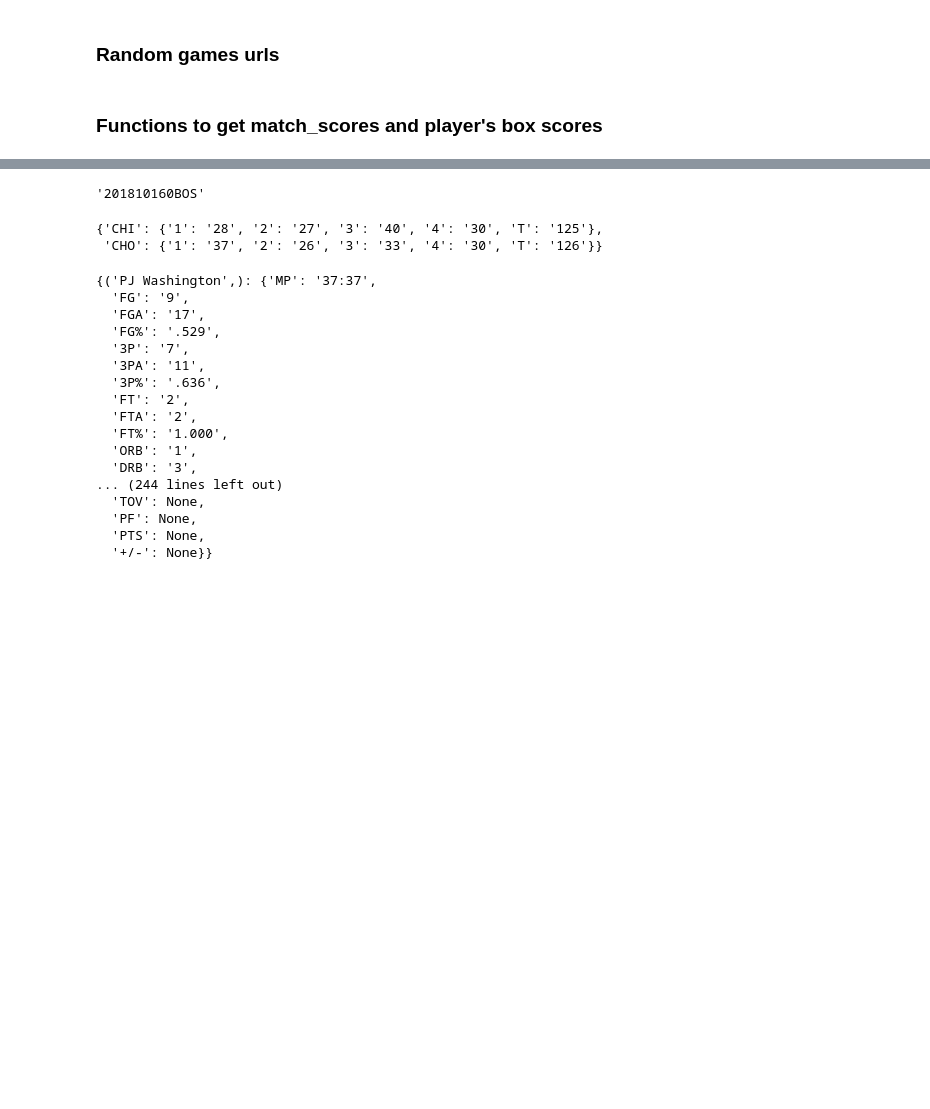
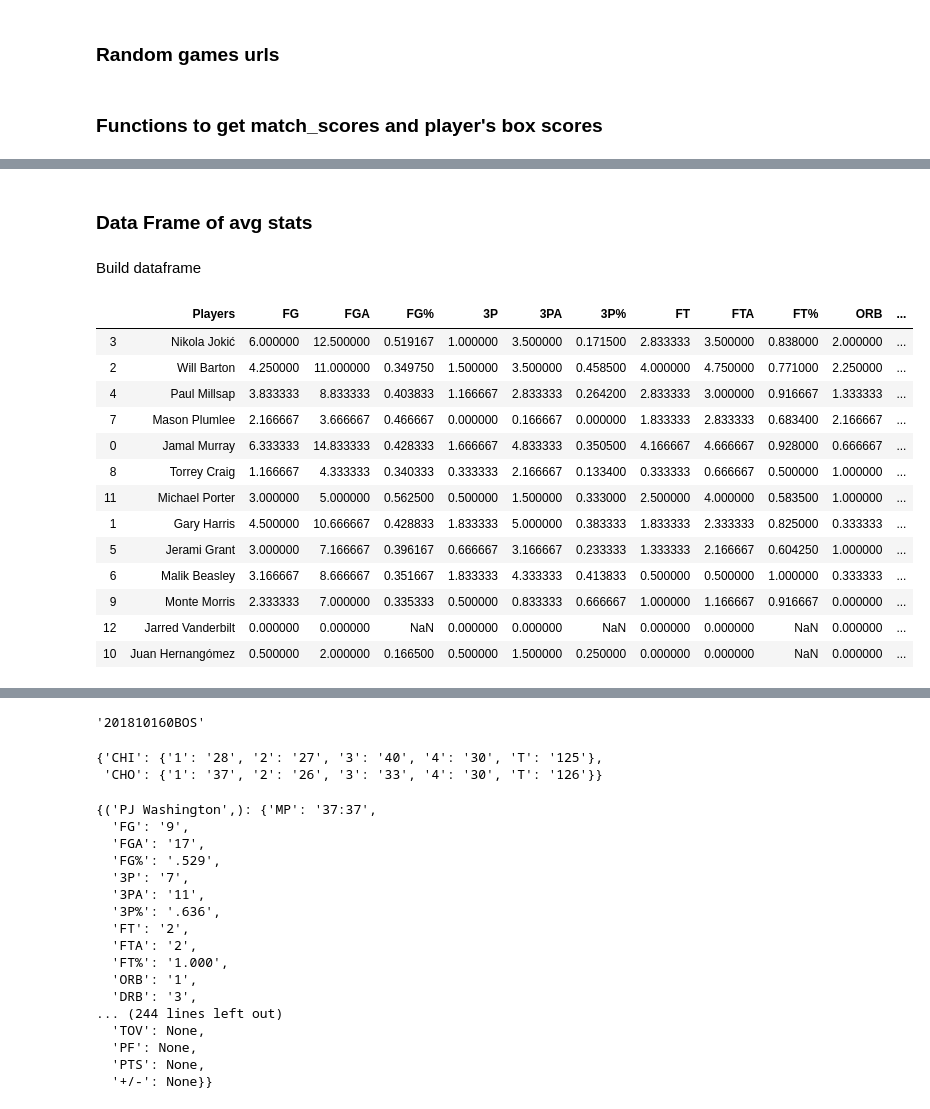
Before and after one commit to ppfreitas/datawarehousing, a Jupyter notebook: BB_Reference_scrape.ipynb, the cells around one changed output, grey strips where cells are left out. Saved outputs shown, nothing was run; the diff lists cells and outputs as text; code cells hidden in the pictures; blank space fills up the shorter version.

```diff
--- a/BB_Reference_scrape.ipynb
+++ b/BB_Reference_scrape.ipynb
@@ -58,6 +66,18 @@ html = urlopen(url)
 soup1 = BeautifulSoup(html)
 # %% [markdown]
 ### Functions to get match_scores and player's box scores
+# %%
+def player_avg_stat(player, stat):
+    player = str(player)
+    stat = str(stat)
+    cursor = db.games.find({"teamA_stats."+player:{"$exists":True}},{"teamA_stats."+player+"."+stat:1,"_id":False})
+    value = [doc['teamA_stats'][player][stat] for doc in cursor]
+    cursor1 = db.games.find({"teamH_stats."+player:{"$exists":True}},{"teamH_stats."+player+"."+stat:1,"_id":False})
+    value1 = [doc['teamH_stats'][player][stat] for doc in cursor1]
+    values = value + value1
+    num_values = [float(num) for num in values if num is not None]
+    stat_mean = np.array(num_values).mean()
+    return player, stat, stat_mean
 # %%
 def get_players_score(team):
     id_str = "box-"+str(team)+"-game-basic"
@@ -132,0 +155,49 @@ Bismack Biyombo         None  None  None  None
+# %% [markdown]
+### Data Frame of avg stats
+# %%
+def player_avg_stat(player, stat):
+    player = str(player)
+    stat = str(stat)
+    cursor = db.games.find({"teamA_stats."+player:{"$exists":True}},{"teamA_stats."+player+"."+stat:1,"_id":False})
+    value = [doc['teamA_stats'][player][stat] for doc in cursor]
+    cursor1 = db.games.find({"teamH_stats."+player:{"$exists":True}},{"teamH_stats."+player+"."+stat:1,"_id":False})
+    value1 = [doc['teamH_stats'][player][stat] for doc in cursor1]
+    values = value + value1
+    num_values = [float(num) for num in values if (num is not None) and (num is not '')]
+    stat_mean = np.array(num_values).mean()
+    return player, stat, stat_mean
+# %% [markdown]
+Build dataframe
+# %%
+def get_avgs_dataframe():
+    stats = ['FG','FGA','FG%','3P','3PA','3P%','FT','FTA','FT%','ORB','DRB','TRB','AST','STL','BLK','TOV','PF','PTS','+/-']
+    names = list(total_players['players'])
+    store = []
+    final_list = []
+    avg_stats = pd.DataFrame()
+    for name in names:
+        store = [name]
+        for stat in stats:
+            foo = player_avg_stat(name, stat)
+            store = store + [foo[2]]
+        final_list.append(store)
+    return pd.DataFrame(final_list, columns=(['Players'] +stats)).sort_values('TRB', ascending=False)
+# %%
+oi = get_avgs_dataframe()
+# %%
+oi
+# %% [output]
+|  | Players | FG | FGA | FG% | 3P | 3PA | 3P% | FT | FTA | FT% | ORB | ... |
+| 3 | Nikola Jokić | 6.000000 | 12.500000 | 0.519167 | 1.000000 | 3.500000 | 0.171500 | 2.833333 | 3.500000 | 0.838000 | 2.000000 | ... |
+| 2 | Will Barton | 4.250000 | 11.000000 | 0.349750 | 1.500000 | 3.500000 | 0.458500 | 4.000000 | 4.750000 | 0.771000 | 2.250000 | ... |
+| 4 | Paul Millsap | 3.833333 | 8.833333 | 0.403833 | 1.166667 | 2.833333 | 0.264200 | 2.833333 | 3.000000 | 0.916667 | 1.333333 | ... |
+| 7 | Mason Plumlee | 2.166667 | 3.666667 | 0.466667 | 0.000000 | 0.166667 | 0.000000 | 1.833333 | 2.833333 | 0.683400 | 2.166667 | ... |
+| 0 | Jamal Murray | 6.333333 | 14.833333 | 0.428333 | 1.666667 | 4.833333 | 0.350500 | 4.166667 | 4.666667 | 0.928000 | 0.666667 | ... |
+| 8 | Torrey Craig | 1.166667 | 4.333333 | 0.340333 | 0.333333 | 2.166667 | 0.133400 | 0.333333 | 0.666667 | 0.500000 | 1.000000 | ... |
+| 11 | Michael Porter | 3.000000 | 5.000000 | 0.562500 | 0.500000 | 1.500000 | 0.333000 | 2.500000 | 4.000000 | 0.583500 | 1.000000 | ... |
+| 1 | Gary Harris | 4.500000 | 10.666667 | 0.428833 | 1.833333 | 5.000000 | 0.383333 | 1.833333 | 2.333333 | 0.825000 | 0.333333 | ... |
+| 5 | Jerami Grant | 3.000000 | 7.166667 | 0.396167 | 0.666667 | 3.166667 | 0.233333 | 1.333333 | 2.166667 | 0.604250 | 1.000000 | ... |
+| 6 | Malik Beasley | 3.166667 | 8.666667 | 0.351667 | 1.833333 | 4.333333 | 0.413833 | 0.500000 | 0.500000 | 1.000000 | 0.333333 | ... |
+| 9 | Monte Morris | 2.333333 | 7.000000 | 0.335333 | 0.500000 | 0.833333 | 0.666667 | 1.000000 | 1.166667 | 0.916667 | 0.000000 | ... |
+| 12 | Jarred Vanderbilt | 0.000000 | 0.000000 | NaN | 0.000000 | 0.000000 | NaN | 0.000000 | 0.000000 | NaN | 0.000000 | ... |
+| 10 | Juan Hernangómez | 0.500000 | 2.000000 | 0.166500 | 0.500000 | 1.500000 | 0.250000 | 0.000000 | 0.000000 | NaN | 0.000000 | ... |
```
Also changed, not shown: parts of 32 cells of this notebook, 8 other files.
